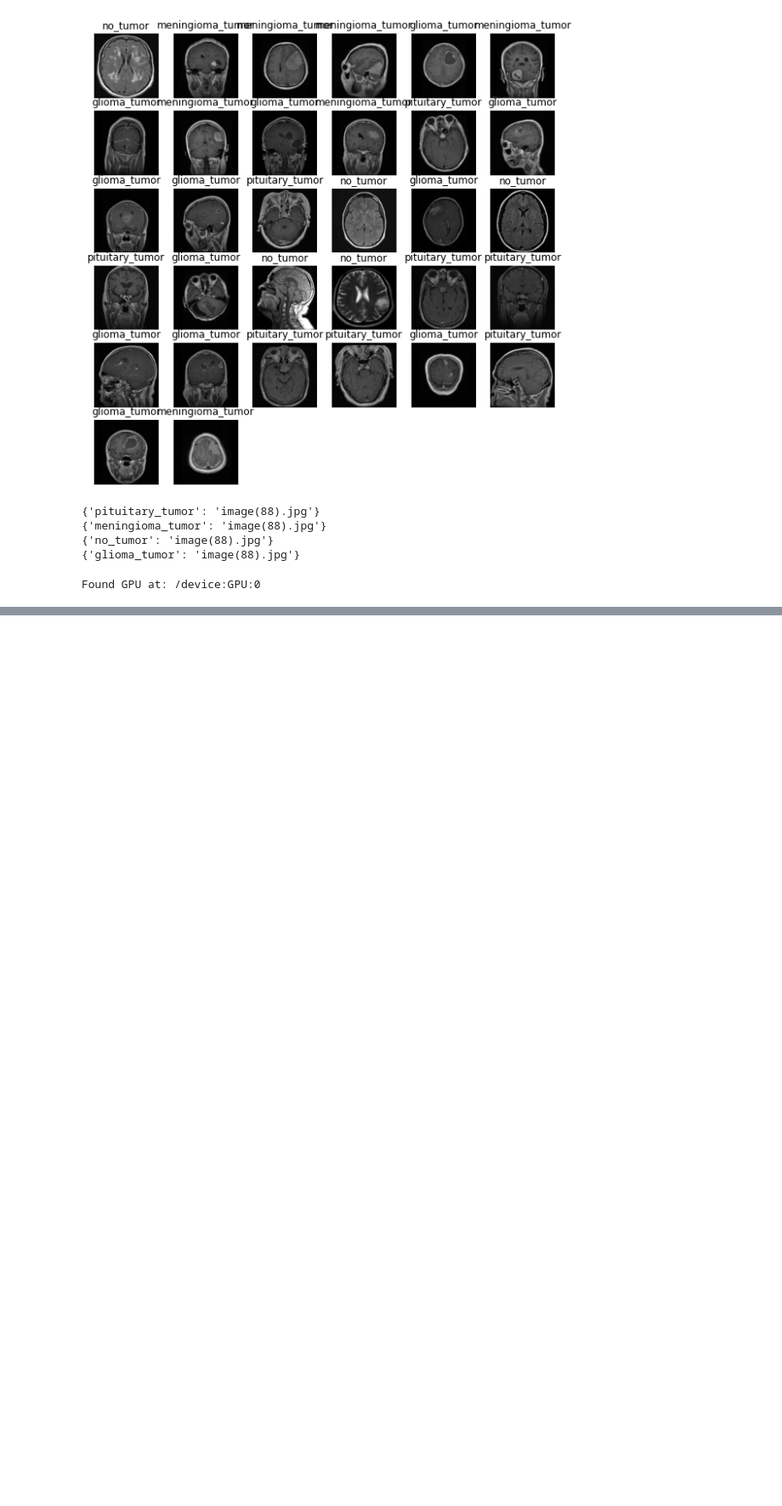
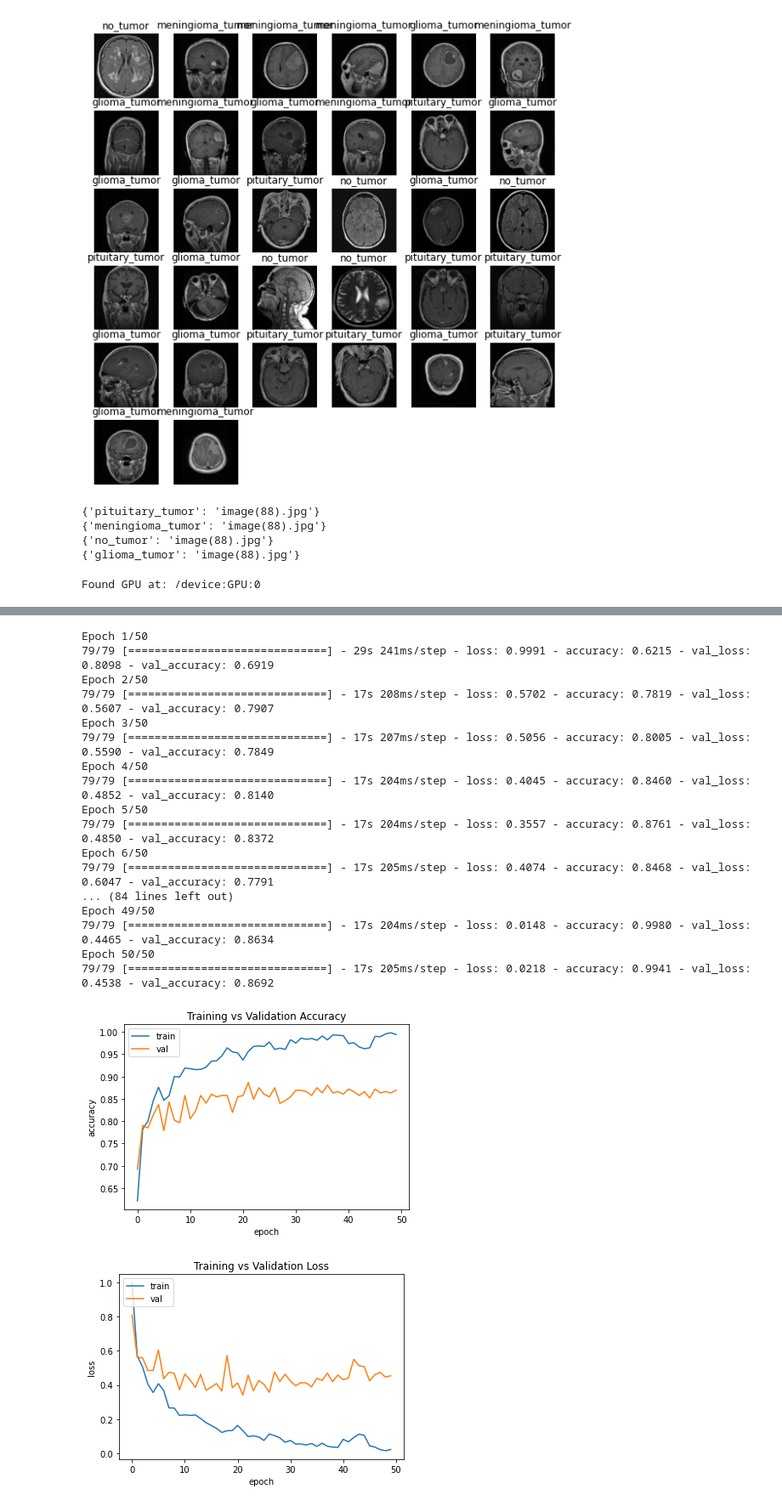
Before and after one commit to jhall00/BrainTumors, a Jupyter notebook: DenseNet.ipynb, the cells around one changed output, grey strips where cells are left out. Shown at 85% size. Drawn from its saved outputs; the diff is of its cells as text; code cells hidden in the pictures; blank space fills up the shorter version.

```diff
--- a/DenseNet.ipynb
+++ b/DenseNet.ipynb
@@ -196 +262,65 @@ FileNotFoundError: ignored
+# %%
+# example without data augmentation to compare - I will probably talk about the usefulness of data augmentation with
+# a smaller dataset to achieve good results
+
+DenseNet2 = tf.keras.applications.DenseNet201(input_shape=(250,250,3),include_top=False,weights='imagenet',pooling='avg')
+DenseNet2.trainable = False
+
+
+finalModel2 = tf.keras.Sequential([
+    tf.keras.layers.InputLayer(input_shape=(250, 250, 3)),
+    DenseNet2,
+    tf.keras.layers.Dense(128, activation='relu'),
+     tf.keras.layers.Dense(4, activation='softmax')
+])
+
+
+
+finalModel2.compile( optimizer='adam', loss = 'categorical_crossentropy', metrics=['accuracy'])
+
+with tf.device('/device:GPU:0'):
+
+  history2=finalModel2.fit(X_train,validation_data=X_valid,epochs=50)
+
+
+# use gpu with google colab
+# with tf.device('/device:GPU:0'):
+#    finalModel.compile(optimizer='adam', loss='categorical_crossentropy', metrics=['accuracy'])
+#    history = finalModel.fit(X_train, epochs=30, validation_data=X_valid)
+
+plt.plot(history2.history['accuracy'])
+plt.plot(history2.history['val_accuracy'])
+plt.title('Training vs Validation Accuracy')
+plt.ylabel('accuracy')
+plt.xlabel('epoch')
+plt.legend(['train', 'val'], loc='upper left')
+plt.show()
+
+plt.plot(history2.history['loss'])
+plt.plot(history2.history['val_loss'])
+plt.title('Training vs Validation Loss')
+plt.ylabel('loss')
+plt.xlabel('epoch')
+plt.legend(['train', 'val'], loc='upper left')
+plt.show()
+# %% [output]
+Epoch 1/50
+79/79 [==============================] - 29s 241ms/step - loss: 0.9991 - accuracy: 0.6215 - val_loss: 0.8098 - val_accuracy: 0.6919
+Epoch 2/50
+79/79 [==============================] - 17s 208ms/step - loss: 0.5702 - accuracy: 0.7819 - val_loss: 0.5607 - val_accuracy: 0.7907
+Epoch 3/50
+79/79 [==============================] - 17s 207ms/step - loss: 0.5056 - accuracy: 0.8005 - val_loss: 0.5590 - val_accuracy: 0.7849
+Epoch 4/50
+79/79 [==============================] - 17s 204ms/step - loss: 0.4045 - accuracy: 0.8460 - val_loss: 0.4852 - val_accuracy: 0.8140
+Epoch 5/50
+79/79 [==============================] - 17s 204ms/step - loss: 0.3557 - accuracy: 0.8761 - val_loss: 0.4850 - val_accuracy: 0.8372
+Epoch 6/50
+79/79 [==============================] - 17s 205ms/step - loss: 0.4074 - accuracy: 0.8468 - val_loss: 0.6047 - val_accuracy: 0.7791
+... (84 lines left out)
+Epoch 49/50
+79/79 [==============================] - 17s 204ms/step - loss: 0.0148 - accuracy: 0.9980 - val_loss: 0.4465 - val_accuracy: 0.8634
+Epoch 50/50
+79/79 [==============================] - 17s 205ms/step - loss: 0.0218 - accuracy: 0.9941 - val_loss: 0.4538 - val_accuracy: 0.8692
+[figure, added]
+[figure, added]
 # %%
```
Also changed, not shown: parts of 3 cells of this notebook.
